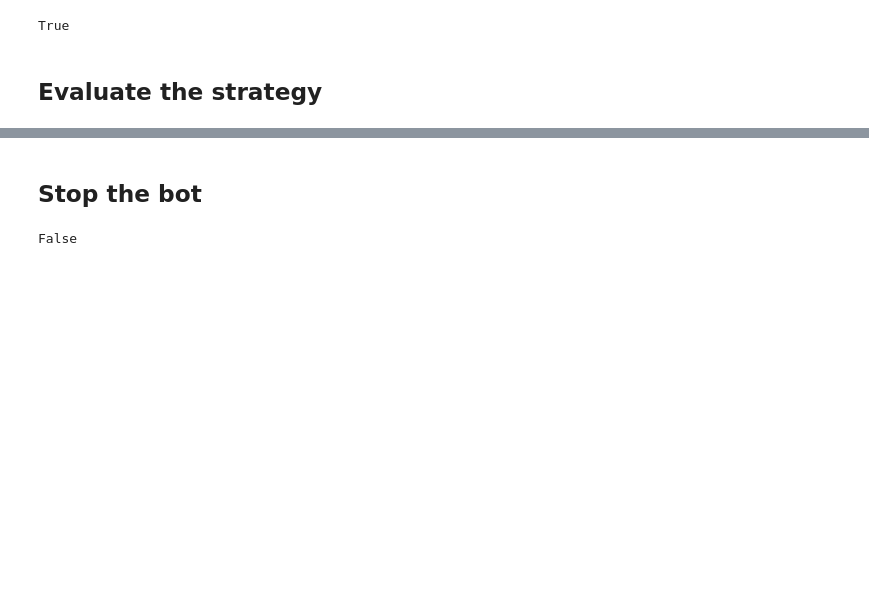
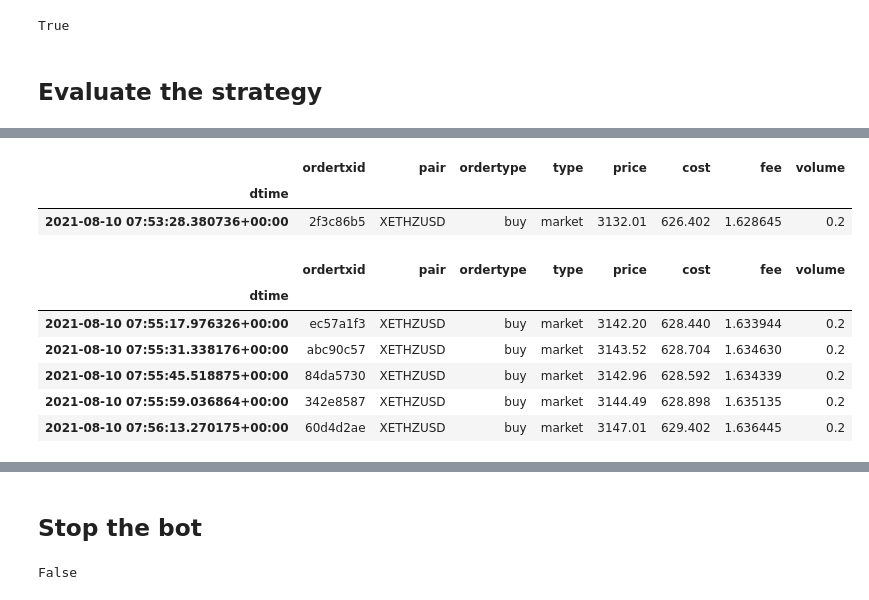
Before and after one commit to fredmontet/tars, a Jupyter notebook: notebooks/offline-testing.ipynb, the cells around one changed output, grey strips where cells are left out. Saved outputs shown, nothing was run; the diff lists cells and outputs as text; code cells hidden in the pictures; blank space fills up the shorter version.

```diff
--- a/notebooks/offline-testing.ipynb
+++ b/notebooks/offline-testing.ipynb
@@ -55,3 +56,19 @@ ValueError: Wrong number of items passed 2, placement implies 1
+# %%
+strategy_1.trader.get_trades_history()[0]
+# %% [output]
+|  | ordertxid | pair | ordertype | type | price | cost | fee | volume |
+| dtime |  |  |  |  |  |  |  |  |
+| 2021-08-10 07:53:28.380736+00:00 | 2f3c86b5 | XETHZUSD | buy | market | 3132.01 | 626.402 | 1.628645 | 0.2 |
+# %%
+strategy_2.trader.get_trades_history()[0].tail()
+# %% [output]
+|  | ordertxid | pair | ordertype | type | price | cost | fee | volume |
+| dtime |  |  |  |  |  |  |  |  |
+| 2021-08-10 07:55:17.976326+00:00 | ec57a1f3 | XETHZUSD | buy | market | 3142.20 | 628.440 | 1.633944 | 0.2 |
+| 2021-08-10 07:55:31.338176+00:00 | abc90c57 | XETHZUSD | buy | market | 3143.52 | 628.704 | 1.634630 | 0.2 |
+| 2021-08-10 07:55:45.518875+00:00 | 84da5730 | XETHZUSD | buy | market | 3142.96 | 628.592 | 1.634339 | 0.2 |
+| 2021-08-10 07:55:59.036864+00:00 | 342e8587 | XETHZUSD | buy | market | 3144.49 | 628.898 | 1.635135 | 0.2 |
+| 2021-08-10 07:56:13.270175+00:00 | 60d4d2ae | XETHZUSD | buy | market | 3147.01 | 629.402 | 1.636445 | 0.2 |
 # %%
 markets.CryptoMarket().get_ohlc_data(pair='XETHZUSD')[0]['close'].plot();
 # %% [output]
```
Also changed, not shown: parts of 8 cells of this notebook, 2 other files.
